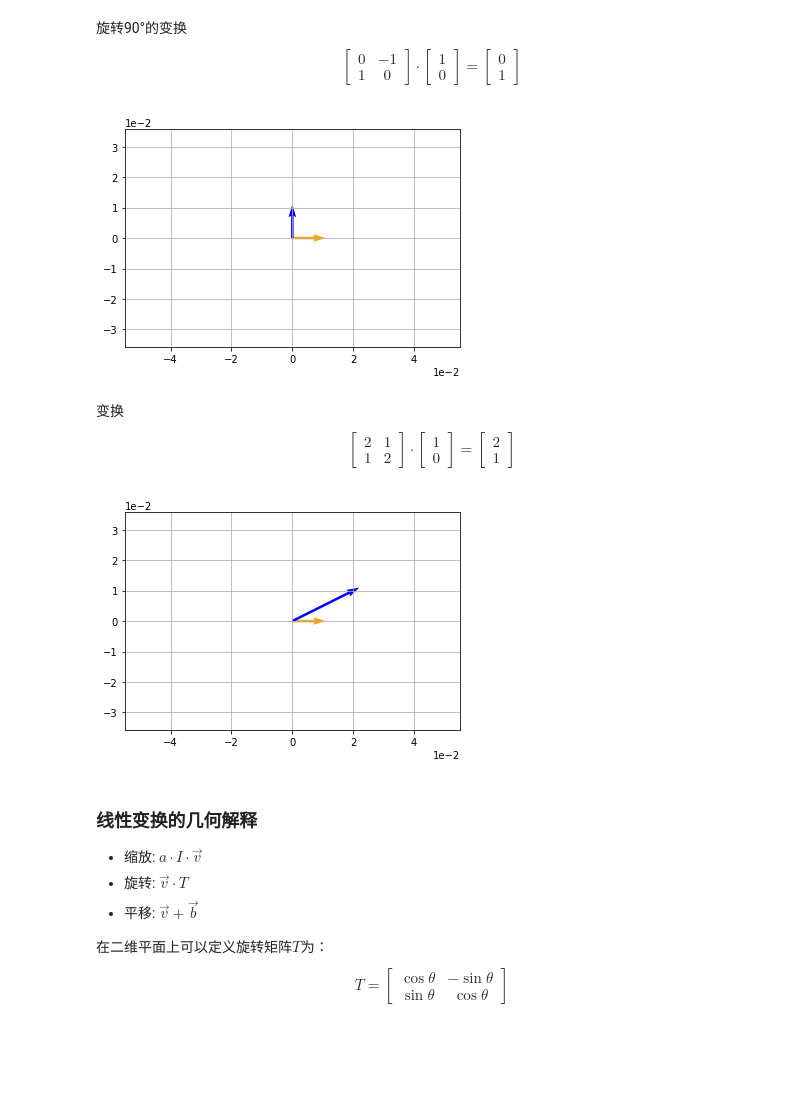
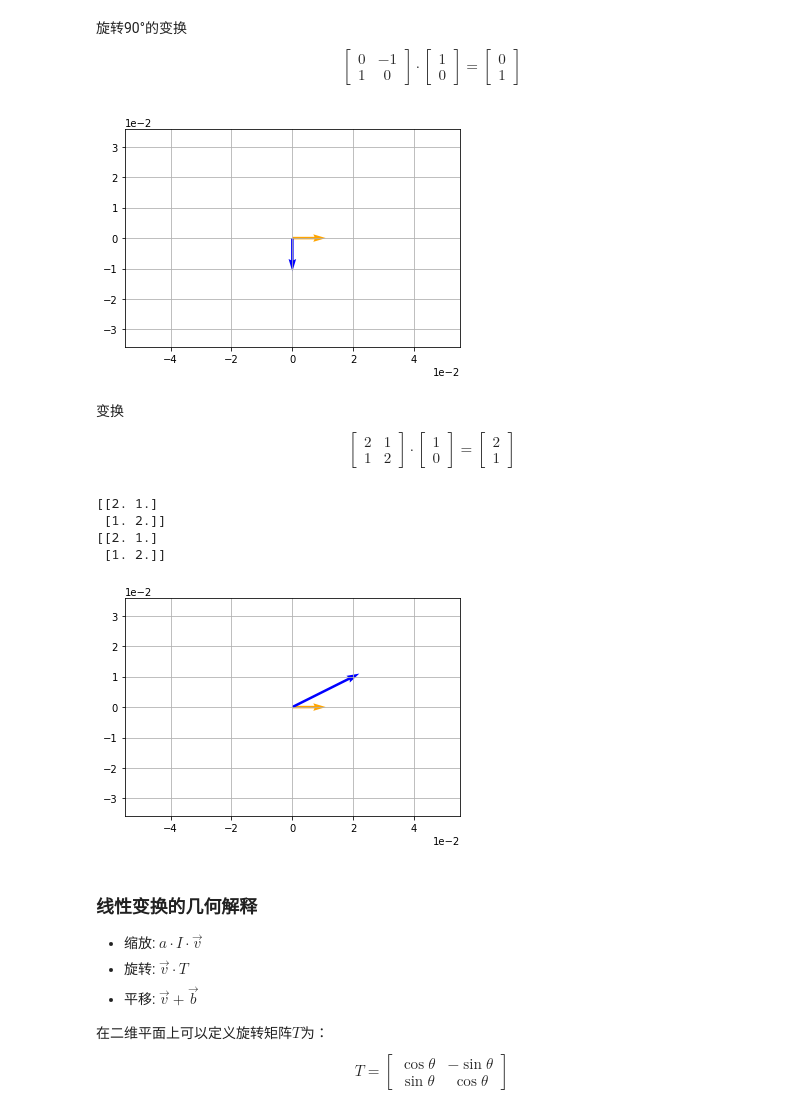
Before and after one commit to shaiic/2019-assignments, a Jupyter notebook: lecture-notes/math_intro/03_线性代数.ipynb, the cells around one changed output. Saved outputs shown, nothing was run; the diff lists cells and outputs as text; code cells hidden in the pictures; blank space fills up the shorter version.

```diff
--- a/lecture-notes/math_intro/03_线性代数.ipynb
+++ b/lecture-notes/math_intro/03_线性代数.ipynb
@@ -674,22 +679,22 @@ $$ A = \begin{bmatrix}2 & 0\\0 & 2\end{bmatrix} \;\;\;\; \vec{v} = \begin{bmatri
 # %%
 import matplotlib.pyplot as plt
 %matplotlib inline
 
 v = np.array([1,0])
 A = np.array([[0,-1],
               [1,0]])
 
-t = A@v
+t = A @ A @ A @ v
 
 vecs = np.array([v,t])
 origin = [0], [0]
 plt.axis('equal')
 plt.grid()
 plt.ticklabel_format(style='sci', axis='both', scilimits=(0,0))
 plt.quiver(*origin, vecs[:,0], vecs[:,1], color=['orange', 'blue'], scale=10)
 plt.show()
 # %% [output]
-[figure, old version]
+[figure, new version]
 # %% [markdown]
 变换
 \begin{equation}\begin{bmatrix}2 & 1\\1 & 2\end{bmatrix} \cdot  \begin{bmatrix}1\\0\end{bmatrix} = \begin{bmatrix}2\\1\end{bmatrix}\end{equation}
@@ -699,6 +704,13 @@ A = np.array([[2,1],                       # 旋转 + 缩放
               [1,2]])
 
 t = A@v
+
+S = np.matrix([[2,0],
+              [0,2]])
+R = A @ S.I
+
+print(R @ S)
+print(S @ R)
 
 vecs = np.array([v,t])
 origin = [0], [0]
@@ -708,6 +720,10 @@ plt.ticklabel_format(style='sci', axis='both', scilimits=(0,0))
 plt.quiver(*origin, vecs[:,0], vecs[:,1], color=['orange', 'blue'], scale=10)
 plt.show()
 # %% [output]
+[[2. 1.]
+ [1. 2.]]
+[[2. 1.]
+ [1. 2.]]
 [figure]
 # %% [markdown]
 ### 线性变换的几何解释
```
Also changed, not shown: parts of 9 cells of this notebook, 2 other files.
